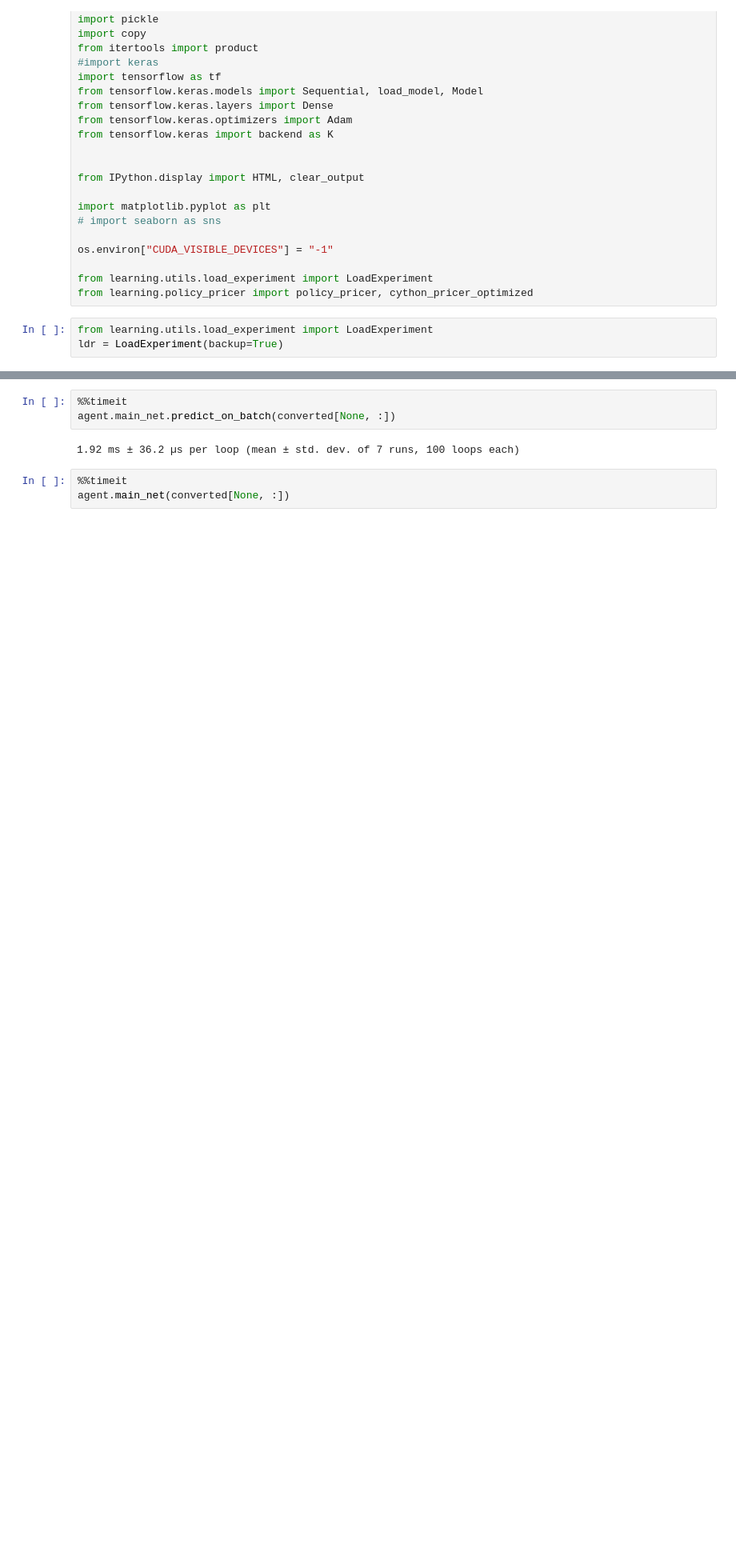
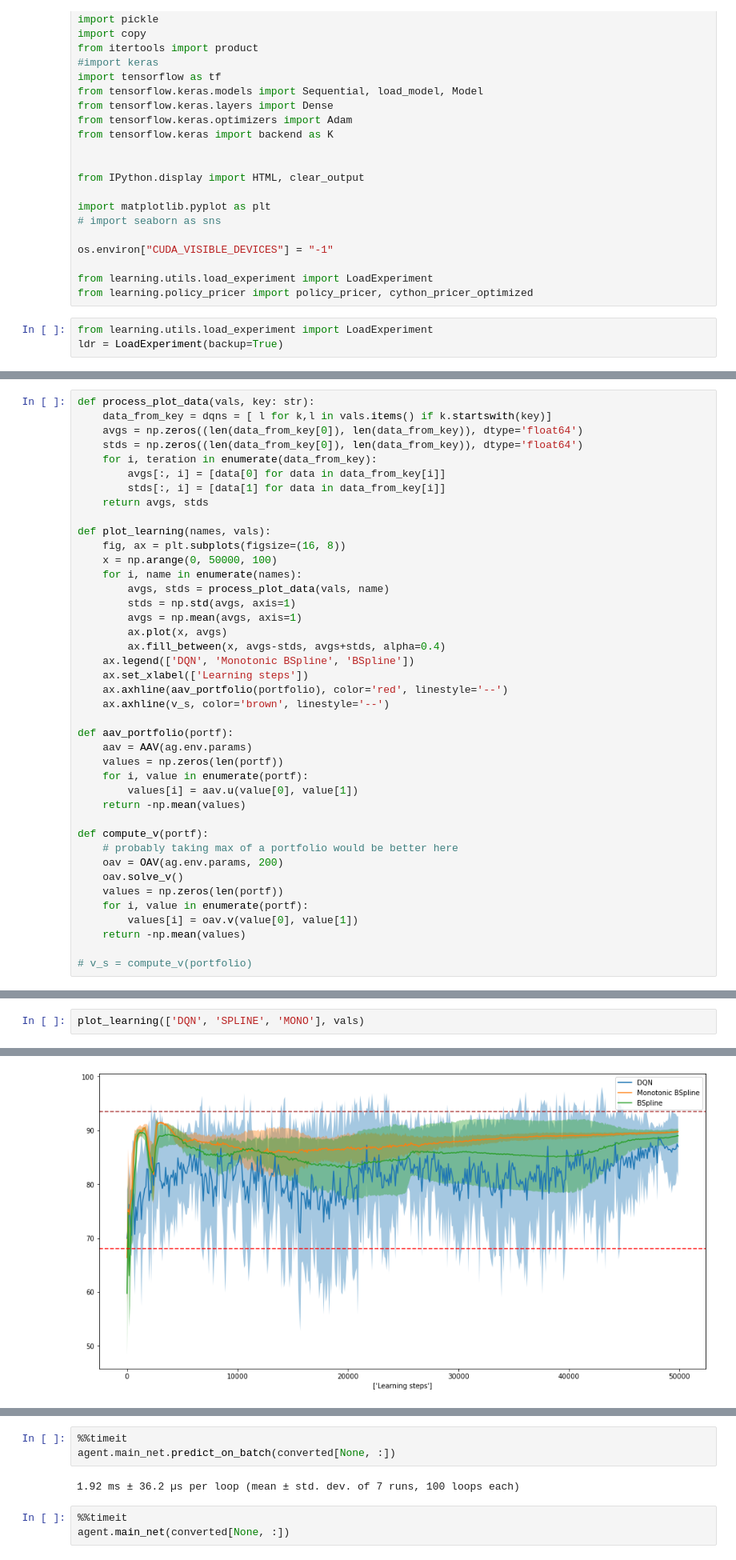
Before and after one commit to majkee15/credit_collections_rl, a Jupyter notebook: learning/notebooks/q_performance_comparison.ipynb, the cells around one changed output, grey strips where cells are left out. Shown: that part at 80% size. Drawn from its saved outputs; the diff is of its cells as text; blank space fills up the shorter version.

```diff
--- a/learning/notebooks/q_performance_comparison.ipynb
+++ b/learning/notebooks/q_performance_comparison.ipynb
@@ -60,0 +149,41 @@ plt.colorbar()
+# %%
+def process_plot_data(vals, key: str):
+    data_from_key = dqns = [ l for k,l in vals.items() if k.startswith(key)]
+    avgs = np.zeros((len(data_from_key[0]), len(data_from_key)), dtype='float64')
+    stds = np.zeros((len(data_from_key[0]), len(data_from_key)), dtype='float64')
+    for i, teration in enumerate(data_from_key):
+        avgs[:, i] = [data[0] for data in data_from_key[i]]
+        stds[:, i] = [data[1] for data in data_from_key[i]]
+    return avgs, stds
+
+def plot_learning(names, vals):
+    fig, ax = plt.subplots(figsize=(16, 8))
+    x = np.arange(0, 50000, 100)
+    for i, name in enumerate(names):
+        avgs, stds = process_plot_data(vals, name)
+        stds = np.std(avgs, axis=1)
+        avgs = np.mean(avgs, axis=1)
+        ax.plot(x, avgs)
+        ax.fill_between(x, avgs-stds, avgs+stds, alpha=0.4)
+    ax.legend(['DQN', 'Monotonic BSpline', 'BSpline'])
+    ax.set_xlabel(['Learning steps'])
+    ax.axhline(aav_portfolio(portfolio), color='red', linestyle='--')
+    ax.axhline(v_s, color='brown', linestyle='--')
+
+def aav_portfolio(portf):
+    aav = AAV(ag.env.params)
+    values = np.zeros(len(portf))
+    for i, value in enumerate(portf):
+        values[i] = aav.u(value[0], value[1])
+    return -np.mean(values)
+
+def compute_v(portf):
+    # probably taking max of a portfolio would be better here
+    oav = OAV(ag.env.params, 200)
+    oav.solve_v()
+    values = np.zeros(len(portf))
+    for i, value in enumerate(portf):
+        values[i] = oav.v(value[0], value[1])
+    return -np.mean(values)
+
+# v_s = compute_v(portfolio)
@@ -60,0 +195,3 @@ plt.colorbar()
+# %%
+plot_learning(['DQN', 'SPLINE', 'MONO'], vals)
+# %% [output]
@@ -60,0 +199 @@ plt.colorbar()
+[figure, added]
```
Also changed, not shown: parts of 32 cells of this notebook, 5 other files.
